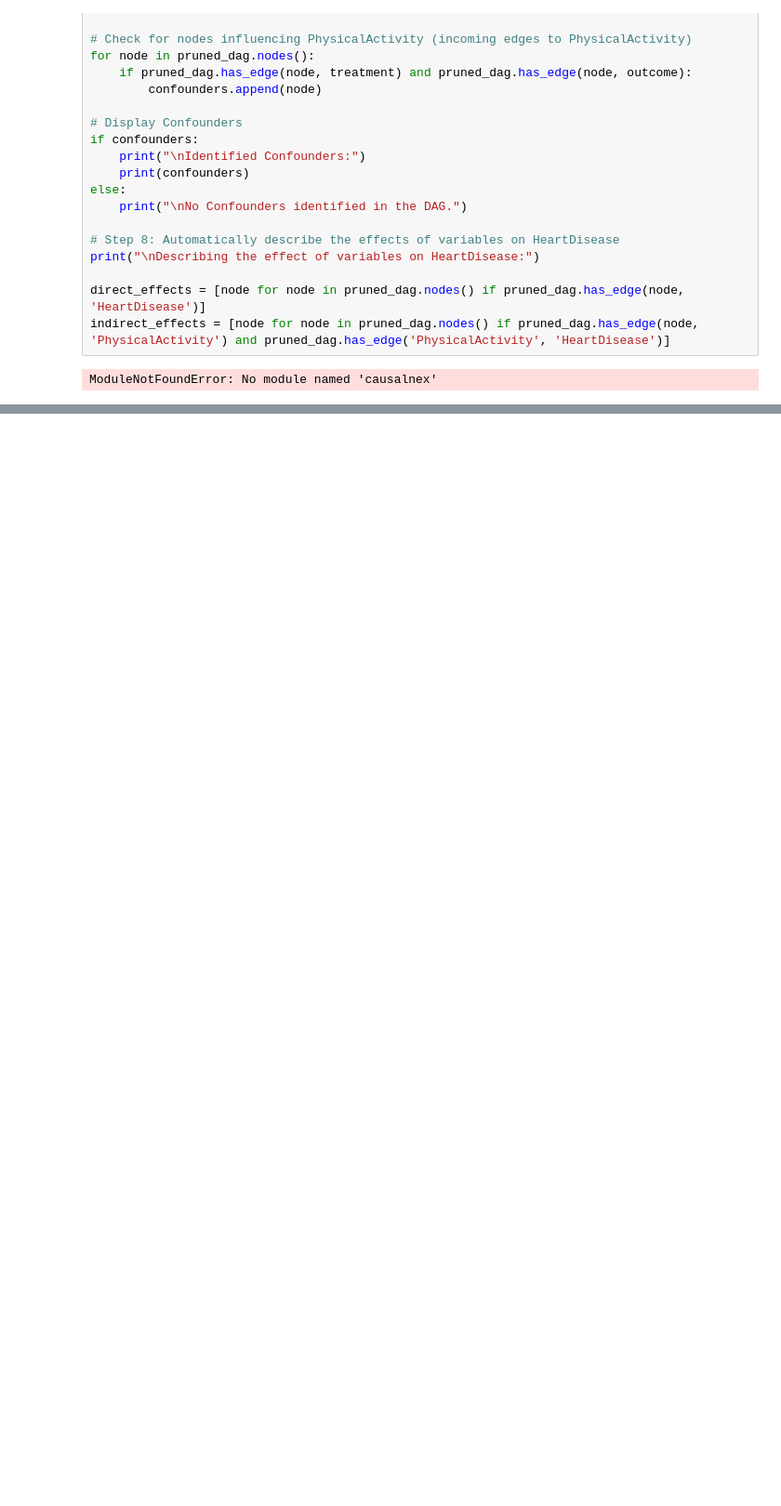
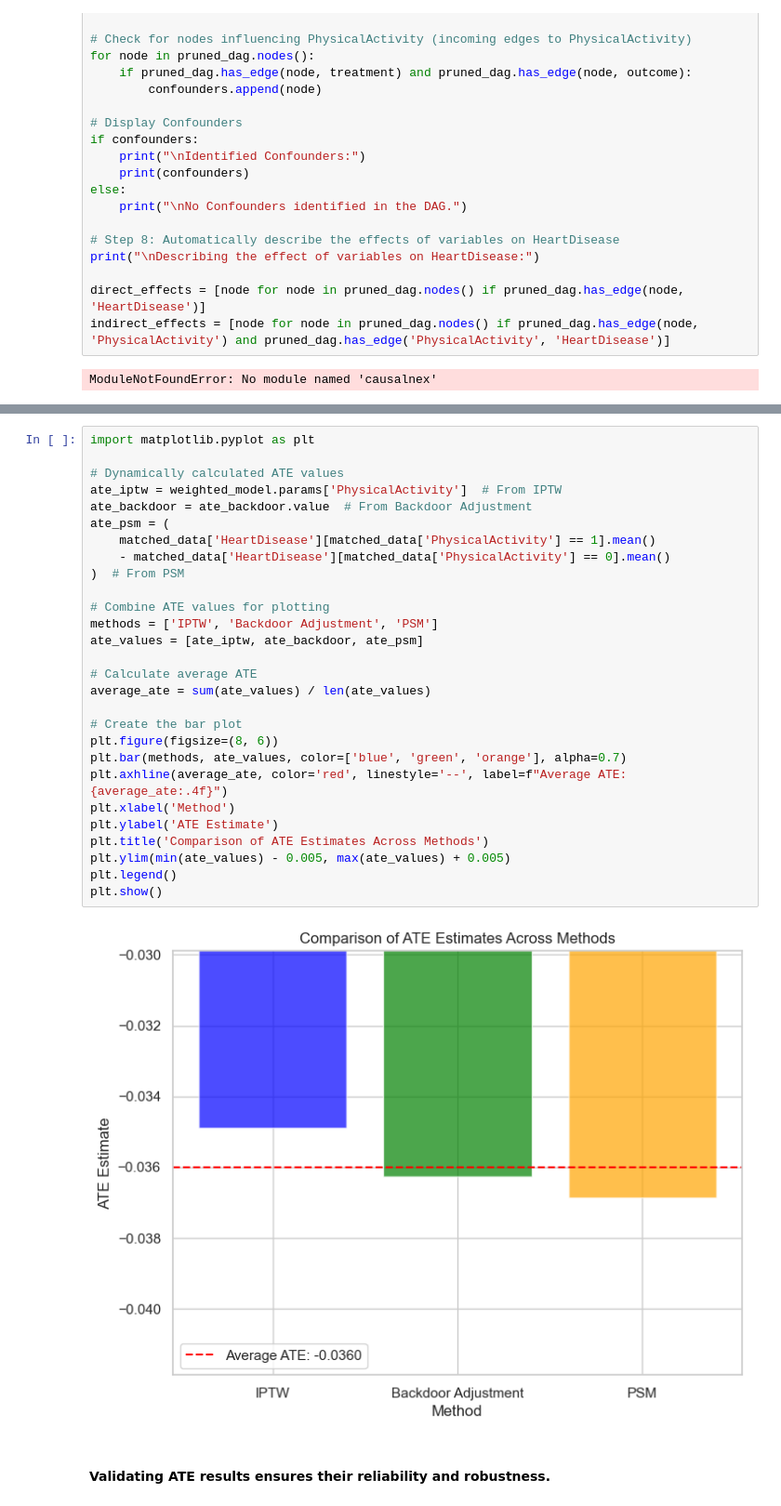
Before and after one commit to asrithapidikiti/CS520_CausalInference, a Jupyter notebook: CS520.ipynb, the cells around one changed output, grey strips where cells are left out. Shown at 93% size. Drawn from its saved outputs; the diff is of its cells as text; blank space fills up the shorter version.

```diff
--- a/CS520.ipynb
+++ b/CS520.ipynb
@@ -1215,0 +967,32 @@ Mean ATE: -0.036255926372312286
+# %%
+import matplotlib.pyplot as plt
+
+# Dynamically calculated ATE values
+ate_iptw = weighted_model.params['PhysicalActivity']  # From IPTW
+ate_backdoor = ate_backdoor.value  # From Backdoor Adjustment
+ate_psm = (
+    matched_data['HeartDisease'][matched_data['PhysicalActivity'] == 1].mean()
+    - matched_data['HeartDisease'][matched_data['PhysicalActivity'] == 0].mean()
+)  # From PSM
+
+# Combine ATE values for plotting
+methods = ['IPTW', 'Backdoor Adjustment', 'PSM']
+ate_values = [ate_iptw, ate_backdoor, ate_psm]
+
+# Calculate average ATE
+average_ate = sum(ate_values) / len(ate_values)
+
+# Create the bar plot
+plt.figure(figsize=(8, 6))
+plt.bar(methods, ate_values, color=['blue', 'green', 'orange'], alpha=0.7)
+plt.axhline(average_ate, color='red', linestyle='--', label=f"Average ATE: {average_ate:.4f}")
+plt.xlabel('Method')
+plt.ylabel('ATE Estimate')
+plt.title('Comparison of ATE Estimates Across Methods')
+plt.ylim(min(ate_values) - 0.005, max(ate_values) + 0.005)
+plt.legend()
+plt.show()
+# %% [output]
+[figure, added]
+# %% [markdown]
+#### Validating ATE results ensures their reliability and robustness.
```
Also changed, not shown: parts of 34 cells of this notebook.
